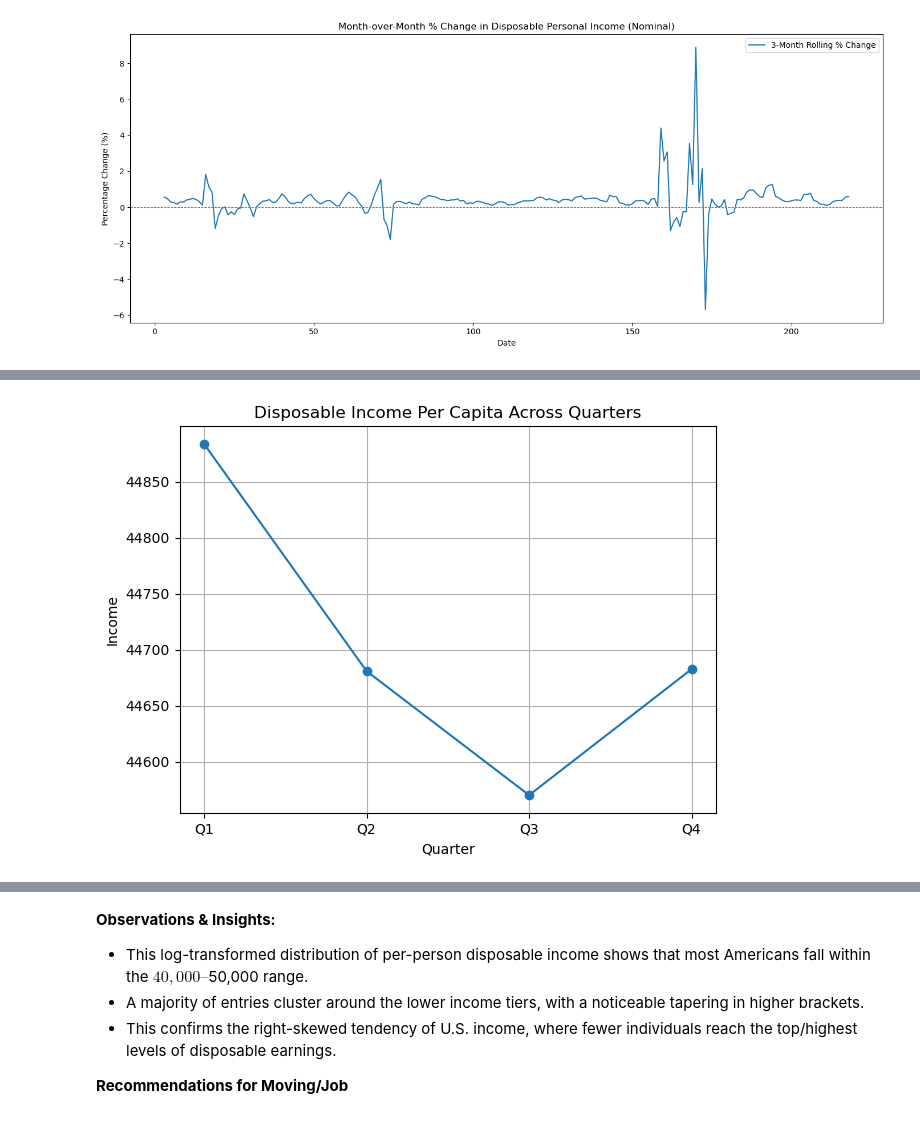
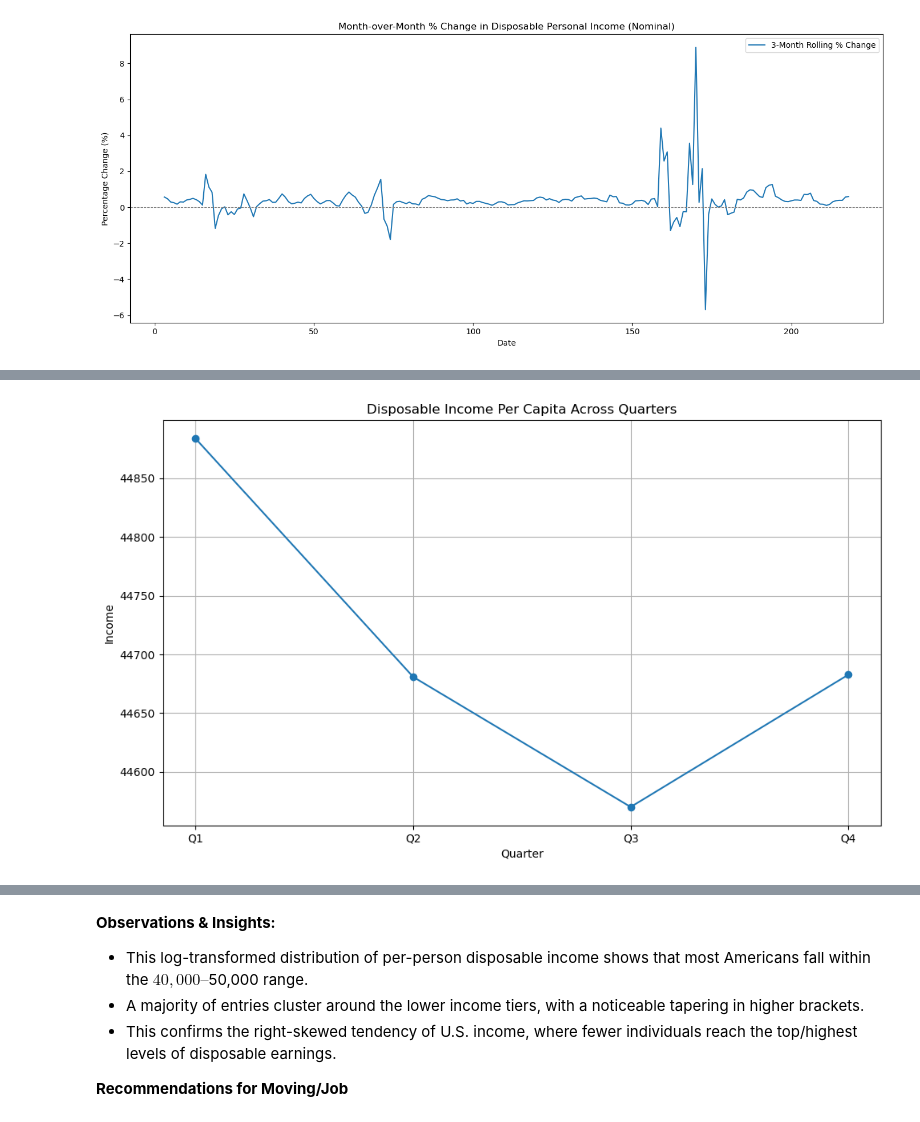
Before and after one commit to szhagnay/Cohort-A-Econ, a Jupyter notebook: notebooks/Fari_eda.ipynb, the cells around one changed output, grey strips where cells are left out. Cells and saved outputs as stored; diff of their text form; code cells hidden in the pictures.

```diff
--- a/notebooks/Fari_eda.ipynb
+++ b/notebooks/Fari_eda.ipynb
@@ -325,18 +326,19 @@ print(quarterly_income)
 # %%
 # Split-combine-aggregate: Group and calculate average Disposable Income by Quarter
 quarterly_income = us_econ.groupby('QUARTER')['Disposable_Personal_Income_Per_Capita'].mean().reset_index()
 
 
 # lIne plot of of quarterly income
+plt.figure(figsize=(10,6))
 plt.plot(quarterly_income['QUARTER'], quarterly_income['Disposable_Personal_Income_Per_Capita'], marker='o')
 plt.title("Disposable Income Per Capita Across Quarters")
 plt.ylabel("Income")
 plt.xlabel("Quarter")
 plt.grid(True)
 plt.tight_layout()
 plt.show()
 # %% [output]
-[figure, old version]
+[figure, new version]
 # %%
 # Ensure QUARTER exists (if not, create from date)
 # us_econ['QUARTER'] = pd.to_datetime(us_econ['DATE']).dt.to_period('Q').astype(str)
```
Also changed, not shown: parts of 13 cells of this notebook.
